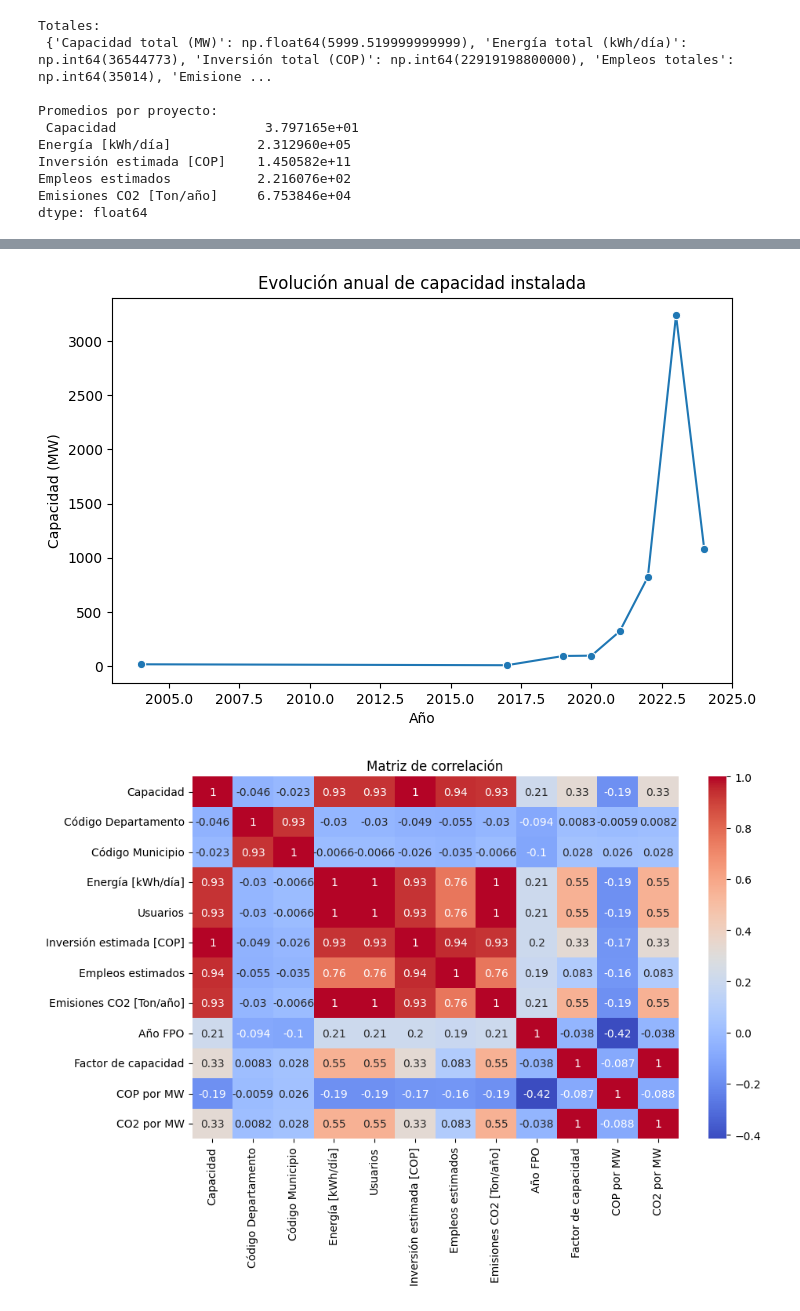
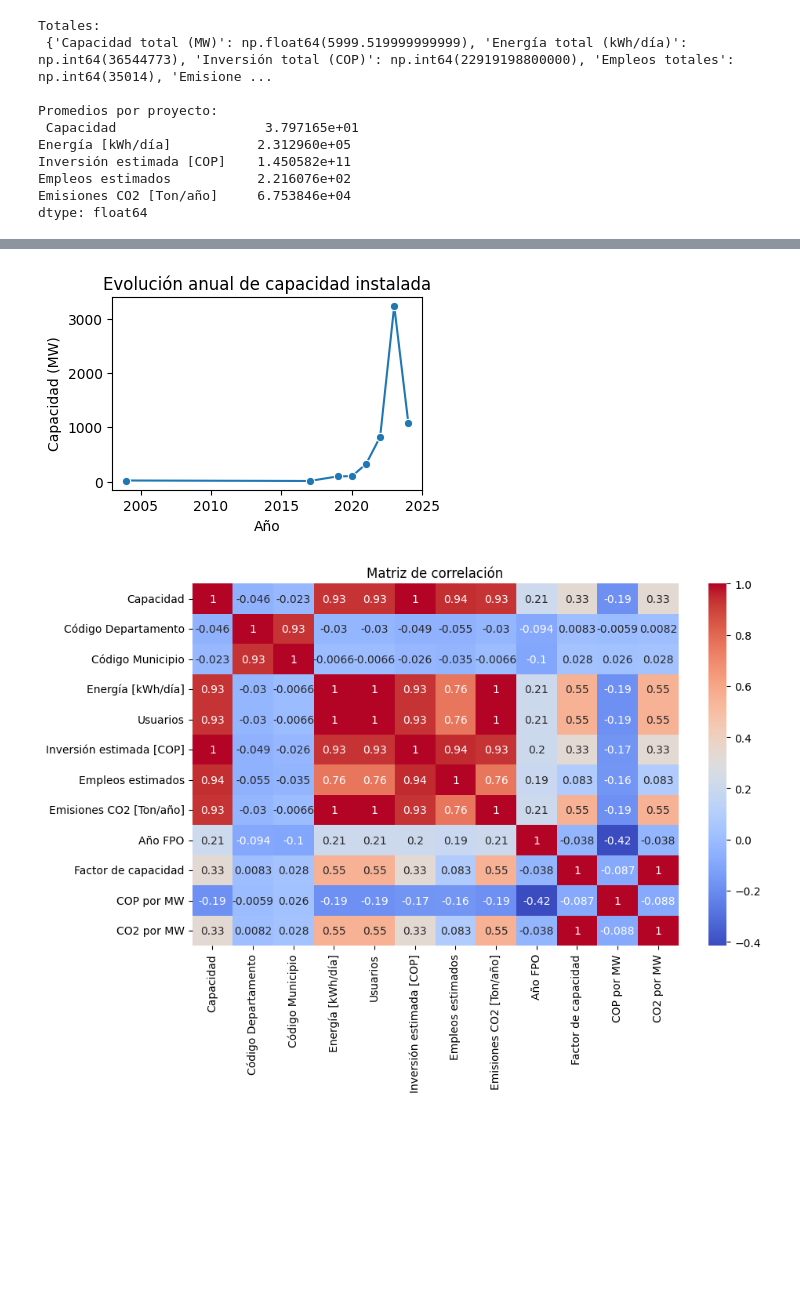
Before and after one commit to MariaJose715/Proyecto, a Jupyter notebook: Analisis_FNCER.ipynb, the cells around one changed output, grey strips where cells are left out. Cells and saved outputs as stored; diff of their text form; code cells hidden in the pictures; blank space fills up the shorter version.

```diff
--- a/Analisis_FNCER.ipynb
+++ b/Analisis_FNCER.ipynb
@@ -92,14 +81,14 @@ Passing `palette` without assigning `hue` is deprecated and will be removed in v
 # %%
 cap_anual = df.groupby("Año FPO")["Capacidad"].sum()
 
-plt.figure(figsize=(8,5))
+plt.figure(figsize=(4,2.5))
 sns.lineplot(x=cap_anual.index, y=cap_anual.values, marker="o")
 plt.title("Evolución anual de capacidad instalada")
 plt.xlabel("Año")
 plt.ylabel("Capacidad (MW)")
 plt.show()
 # %% [output]
-[figure, old version]
+[figure, new version]
 # %%
 variables_numericas = df.select_dtypes(include="number")
 plt.figure(figsize=(10,6))
```
Also changed, not shown: parts of 3 cells of this notebook, 1 other file.
